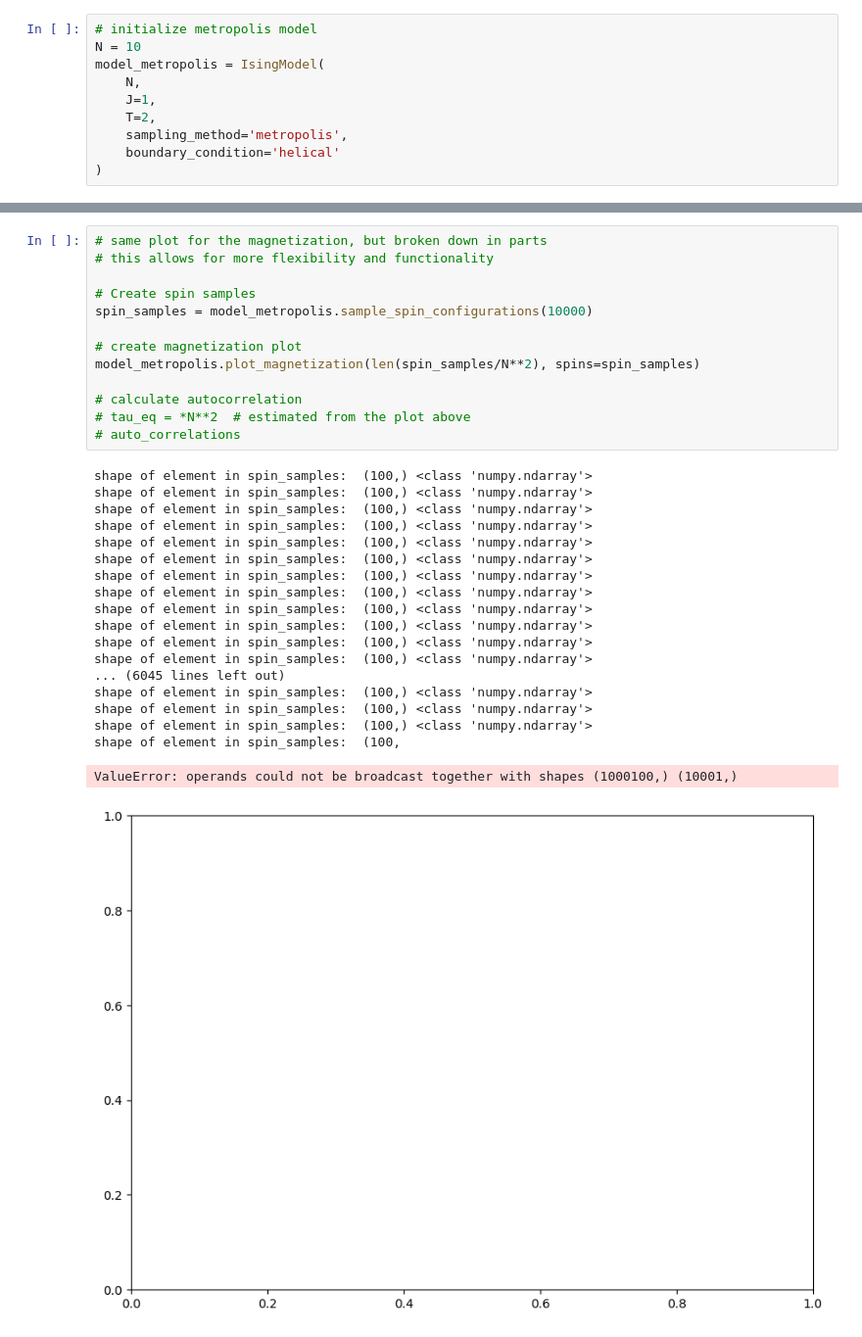
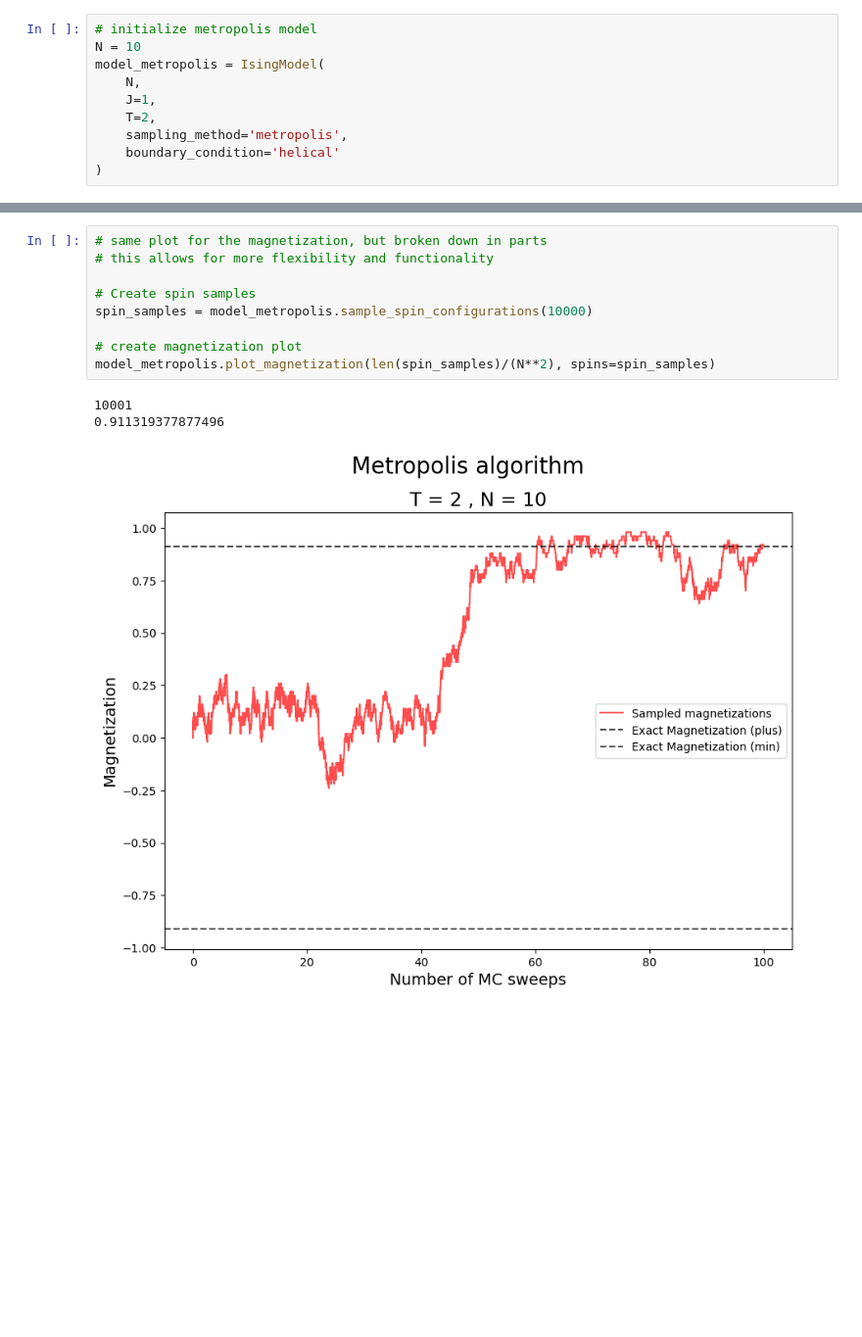
Before and after one commit to BertDepoorter/Monte-Carlo-Methods, a Jupyter notebook: ex _7_8_ IsingModel.ipynb, the cells around one changed output, grey strips where cells are left out. Shown at 98% size. Cells and saved outputs as stored; diff of their text form; blank space fills up the shorter version.

```diff
--- a/ex _7_8_ IsingModel.ipynb
+++ b/ex _7_8_ IsingModel.ipynb
@@ -110,33 +92,13 @@ print(M)
 # %%
 # same plot for the magnetization, but broken down in parts
 # this allows for more flexibility and functionality
 
 # Create spin samples
 spin_samples = model_metropolis.sample_spin_configurations(10000)
 
 # create magnetization plot
-model_metropolis.plot_magnetization(len(spin_samples/N**2), spins=spin_samples)
-
-# calculate autocorrelation
-# tau_eq = *N**2  # estimated from the plot above
-# auto_correlations
+model_metropolis.plot_magnetization(len(spin_samples)/(N**2), spins=spin_samples)
 # %% [output]
-shape of element in spin_samples:  (100,) <class 'numpy.ndarray'>
-shape of element in spin_samples:  (100,) <class 'numpy.ndarray'>
-shape of element in spin_samples:  (100,) <class 'numpy.ndarray'>
-shape of element in spin_samples:  (100,) <class 'numpy.ndarray'>
-shape of element in spin_samples:  (100,) <class 'numpy.ndarray'>
-shape of element in spin_samples:  (100,) <class 'numpy.ndarray'>
-shape of element in spin_samples:  (100,) <class 'numpy.ndarray'>
-shape of element in spin_samples:  (100,) <class 'numpy.ndarray'>
-shape of element in spin_samples:  (100,) <class 'numpy.ndarray'>
-shape of element in spin_samples:  (100,) <class 'numpy.ndarray'>
-shape of element in spin_samples:  (100,) <class 'numpy.ndarray'>
-shape of element in spin_samples:  (100,) <class 'numpy.ndarray'>
-... (6045 lines left out)
-shape of element in spin_samples:  (100,) <class 'numpy.ndarray'>
-shape of element in spin_samples:  (100,) <class 'numpy.ndarray'>
-shape of element in spin_samples:  (100,) <class 'numpy.ndarray'>
-shape of element in spin_samples:  (100,
+10001
+0.911319377877496
-ValueError: operands could not be broadcast together with shapes (1000100,) (10001,)
-[figure, old version]
+[figure, new version]
```
Also changed, not shown: parts of 13 cells of this notebook, 3 other files.
